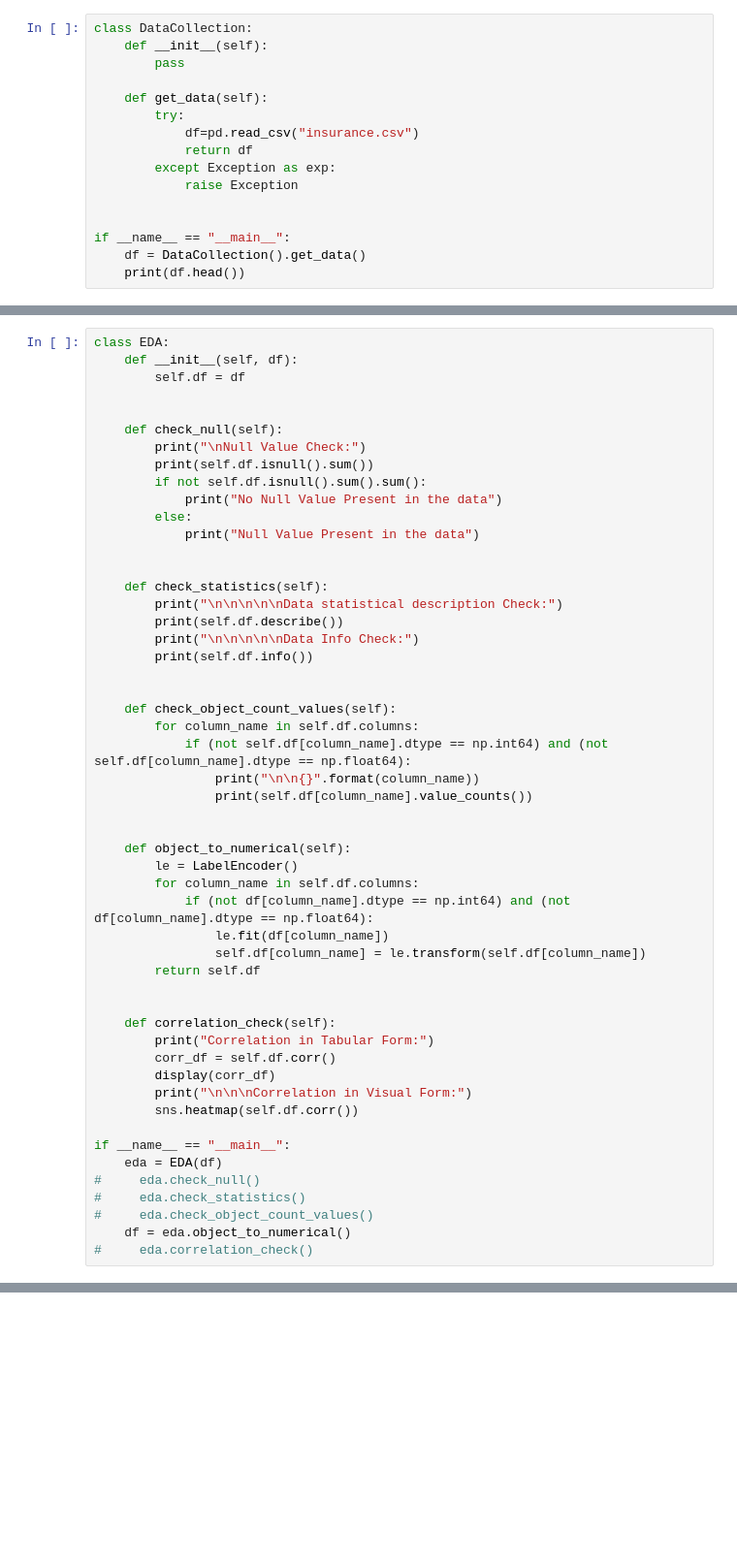
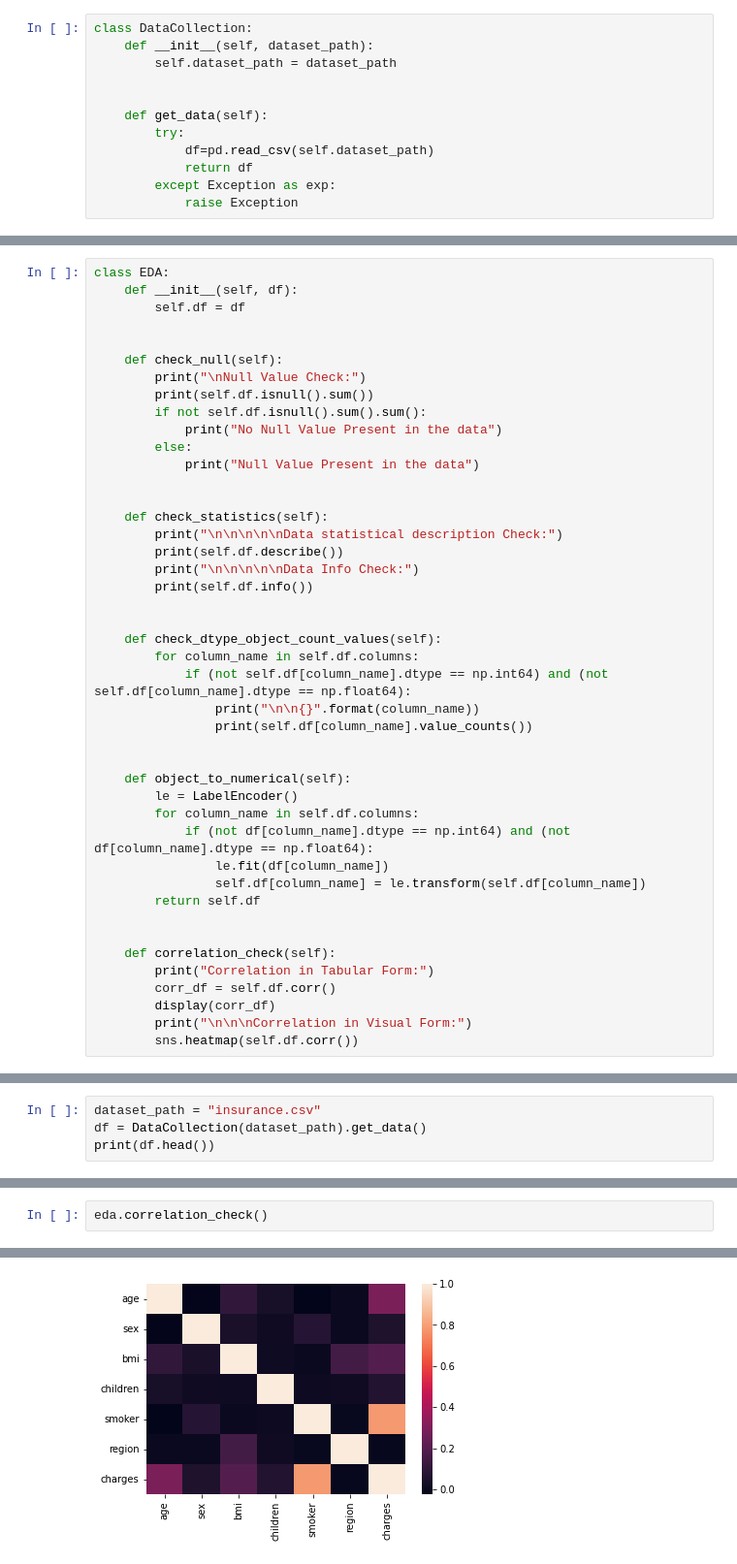
Before and after one commit to amunamun07/lf_minor_project_3, a Jupyter notebook: src/non_time_series.ipynb, the cells around one changed output, grey strips where cells are left out. Shown at 97% size. Saved outputs shown, nothing was run; the diff lists cells and outputs as text; blank space fills up the shorter version.

```diff
--- a/src/non_time_series.ipynb
+++ b/src/non_time_series.ipynb
@@ -11,17 +14,13 @@ import warnings
 warnings.filterwarnings('ignore')
 # %%
 class DataCollection:
-    def __init__(self):
-        pass
+    def __init__(self, dataset_path):
+        self.dataset_path = dataset_path
+
 
     def get_data(self):
         try:
-            df=pd.read_csv("insurance.csv")
+            df=pd.read_csv(self.dataset_path)
             return df
         except Exception as exp:
             raise Exception
-
-
-if __name__ == "__main__":
-    df = DataCollection().get_data()
-    print(df.head())
@@ -54,7 +46,7 @@ class EDA:
         print(self.df.info())
 
 
-    def check_object_count_values(self):
+    def check_dtype_object_count_values(self):
         for column_name in self.df.columns:
             if (not self.df[column_name].dtype == np.int64) and (not self.df[column_name].dtype == np.float64):
                 print("\n\n{}".format(column_name))
@@ -76,14 +68,6 @@ class EDA:
         display(corr_df)
         print("\n\n\nCorrelation in Visual Form:")
         sns.heatmap(self.df.corr())
-
-if __name__ == "__main__":
-    eda = EDA(df)
-#     eda.check_null()
-#     eda.check_statistics()
-#     eda.check_object_count_values()
-    df = eda.object_to_numerical()
-#     eda.correlation_check()
 # %%
 class Visualization:
     def __init__(self, df):
@@ -142,0 +122,4 @@ pandas_profile.create_profile()
+# %%
+dataset_path = "insurance.csv"
+df = DataCollection(dataset_path).get_data()
+print(df.head())
@@ -142,0 +223,3 @@ pandas_profile.create_profile()
+# %%
+eda.correlation_check()
+# %% [output]
@@ -142,0 +236 @@ pandas_profile.create_profile()
+[figure, added]
```
Also changed, not shown: parts of 40 cells of this notebook.
